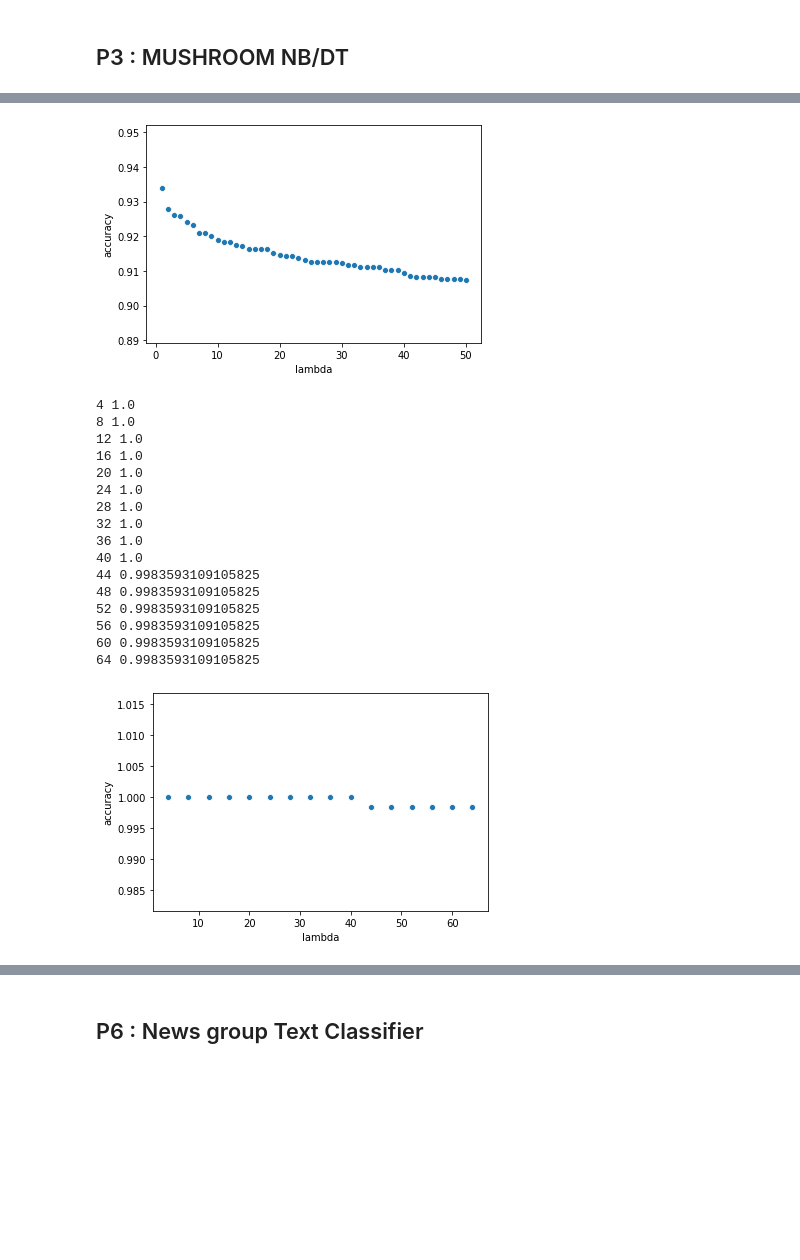
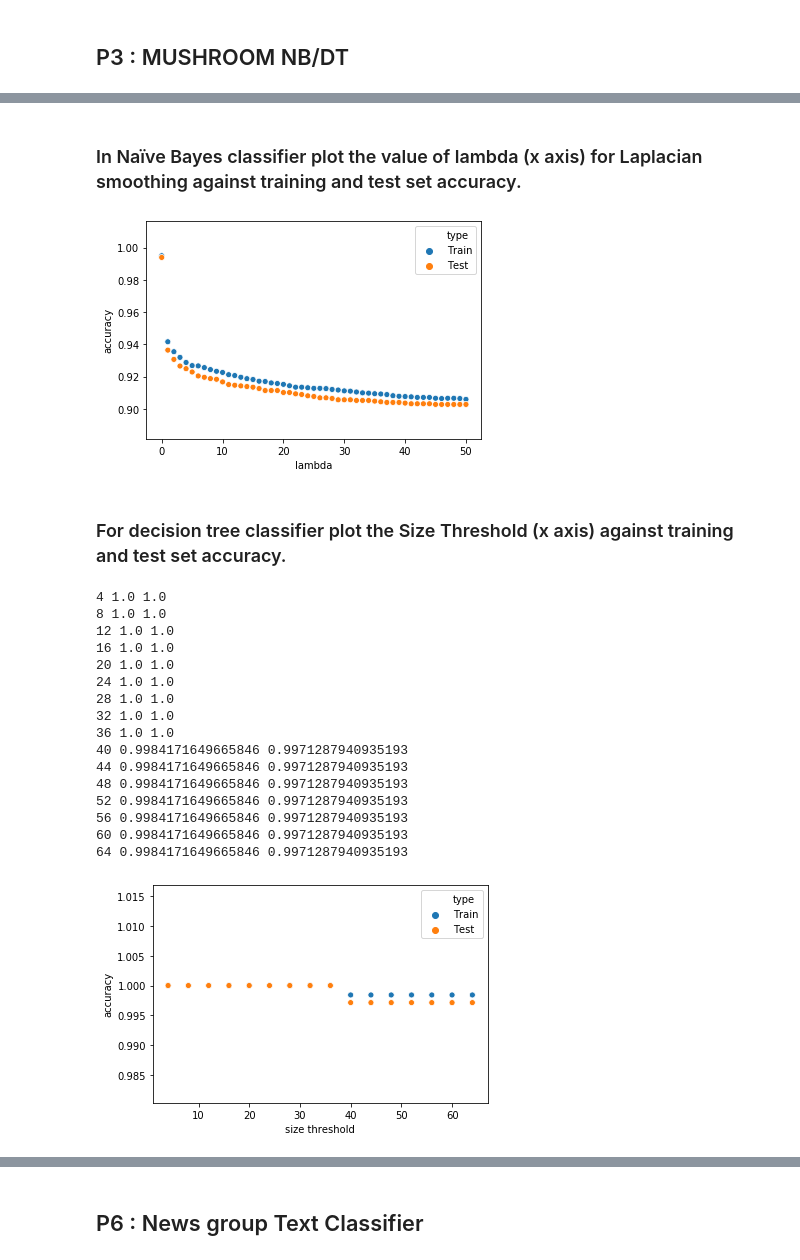
Before and after one commit to anmolmore/Chatbot-for-COVID-19-FAQ-using-Dialogflow, a Jupyter notebook: DMG2/assignment/Anmol More - 11915043.ipynb, the cells around one changed output, grey strips where cells are left out. Drawn from its saved outputs; the diff is of its cells as text; code cells hidden in the pictures; blank space fills up the shorter version.

```diff
--- a/DMG2/assignment/Anmol More - 11915043.ipynb
+++ b/DMG2/assignment/Anmol More - 11915043.ipynb
@@ -307,11 +336,14 @@ y = mushroom.loc[:, mushroom.columns == 'class']
 # %%
+#use a classic 70:30 split ratio
 X_train, X_test, y_train, y_test = train_test_split(X, y, test_size=0.3)
 
-df = pd.DataFrame(columns=['lambda','accuracy'])
-for i in range(1,51) :
-    clf = BernoulliNB(alpha=i)
-    clf.fit(X_train, y_train)
-    score = accuracy_score(y_test, clf.predict(X_test))
-    df = df.append({'lambda' : i,'accuracy':score}, ignore_index=True)
-    print(i, score)
+df = pd.DataFrame(columns=['lambda','accuracy', 'type'])
+for i in range(0,51) :
+    nbc = BernoulliNB(alpha=i)
+    nbc.fit(X_train, y_train.values.ravel())
+    train_score = accuracy_score(y_train, nbc.predict(X_train))
+    test_score = accuracy_score(y_test, nbc.predict(X_test))
+    df = df.append({'lambda' : i,'accuracy':train_score, 'type': 'Train'}, ignore_index=True)
+    df = df.append({'lambda' : i,'accuracy':test_score, 'type': 'Test'}, ignore_index=True)
+    print(i, train_score, test_score)
 # %% [output]
@@ -368,35 +367,40 @@ for i in range(1,51) :
+# %% [markdown]
+### In Naïve Bayes classifier plot the value of lambda (x axis) for Laplacian smoothing against training and test set accuracy.
 # %%
-x = sns.scatterplot(x="lambda", y="accuracy", data=df)
+x = sns.scatterplot(x="lambda", y='accuracy', hue='type', data=df)
 # %% [output]
-[figure, old version]
+[figure, new version]
+# %% [markdown]
+### For decision tree classifier plot the Size Threshold (x axis) against training and test set accuracy.
 # %%
-from sklearn.tree import DecisionTreeClassifier
-
-df = pd.DataFrame(columns=['lambda','accuracy'])
+df = pd.DataFrame(columns=['size threshold','accuracy', 'type'])
 for i in range(4,65,4) :
-    clf = DecisionTreeClassifier(min_samples_split=i)
-    clf.fit(X_train, y_train)
-    score = accuracy_score(y_test, clf.predict(X_test))
-    df = df.append({'lambda' : i,'accuracy':score}, ignore_index=True)
-    print(i, score)
+    dtc = DecisionTreeClassifier(min_samples_split=i)
+    dtc.fit(X_train, y_train)
+    train_score = accuracy_score(y_train, dtc.predict(X_train))
+    test_score = accuracy_score(y_test, dtc.predict(X_test))
+    df = df.append({'size threshold' : i,'accuracy':train_score, 'type': 'Train'}, ignore_index=True)
+    df = df.append({'size threshold' : i,'accuracy':test_score, 'type': 'Test'}, ignore_index=True)
+    print(i, train_score, test_score)
 # %% [output]
-4 1.0
-8 1.0
-12 1.0
-16 1.0
-20 1.0
-24 1.0
-28 1.0
-32 1.0
-36 1.0
-40 1.0
-44 0.9983593109105825
-48 0.9983593109105825
-52 0.9983593109105825
-56 0.9983593109105825
-60 0.9983593109105825
-64 0.9983593109105825
+4 1.0 1.0
+8 1.0 1.0
+12 1.0 1.0
+16 1.0 1.0
+20 1.0 1.0
+24 1.0 1.0
+28 1.0 1.0
+32 1.0 1.0
+36 1.0 1.0
+40 0.9984171649665846 0.9971287940935193
+44 0.9984171649665846 0.9971287940935193
+48 0.9984171649665846 0.9971287940935193
+52 0.9984171649665846 0.9971287940935193
+56 0.9984171649665846 0.9971287940935193
+60 0.9984171649665846 0.9971287940935193
+64 0.9984171649665846 0.9971287940935193
 # %%
-x = sns.scatterplot(x="lambda", y="accuracy", data=df)
+ax = sns.scatterplot(x="size threshold", y='accuracy', hue='type', data=df)
+#ax.set_xticks(range(0,68,4))
 # %% [output]
-[figure, old version]
+[figure, new version]
```
Also changed, not shown: parts of 53 cells of this notebook, 11 other files.
